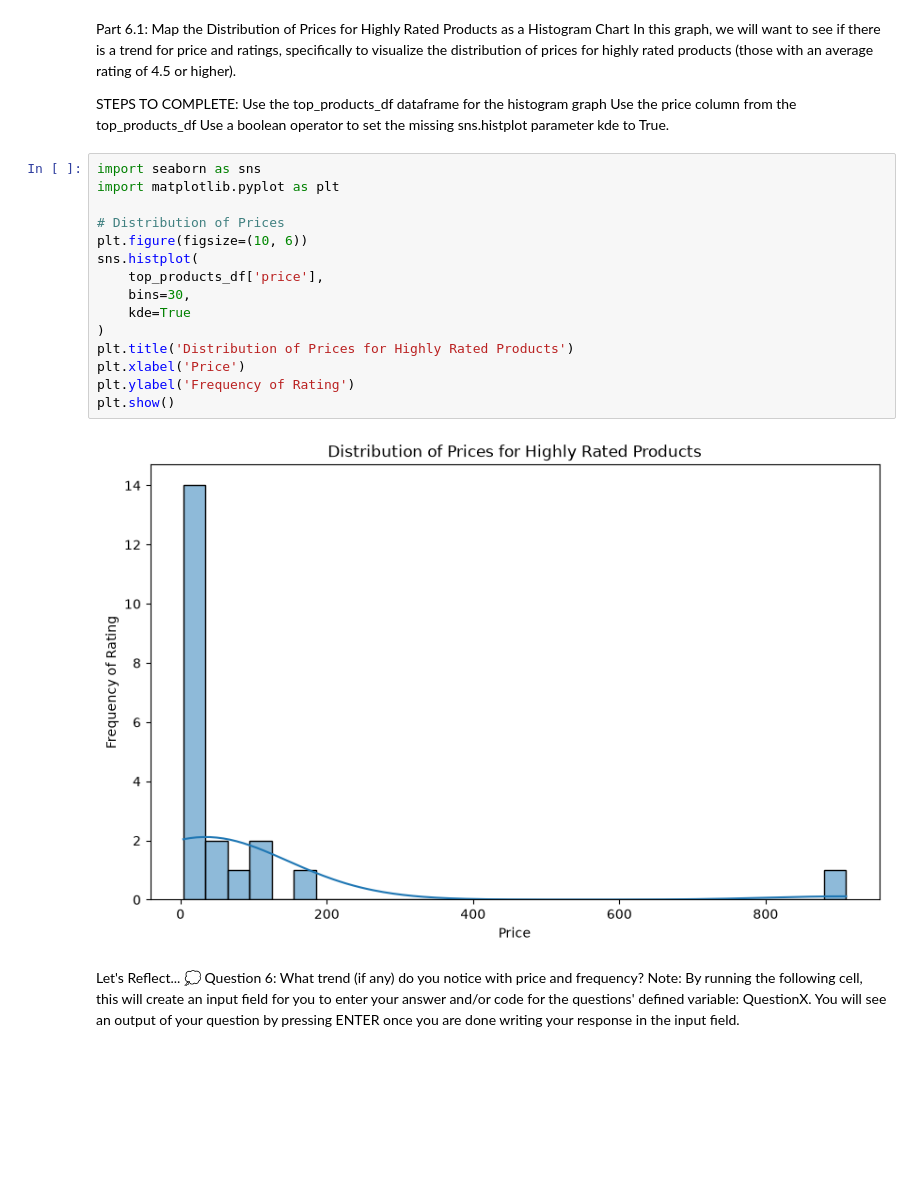
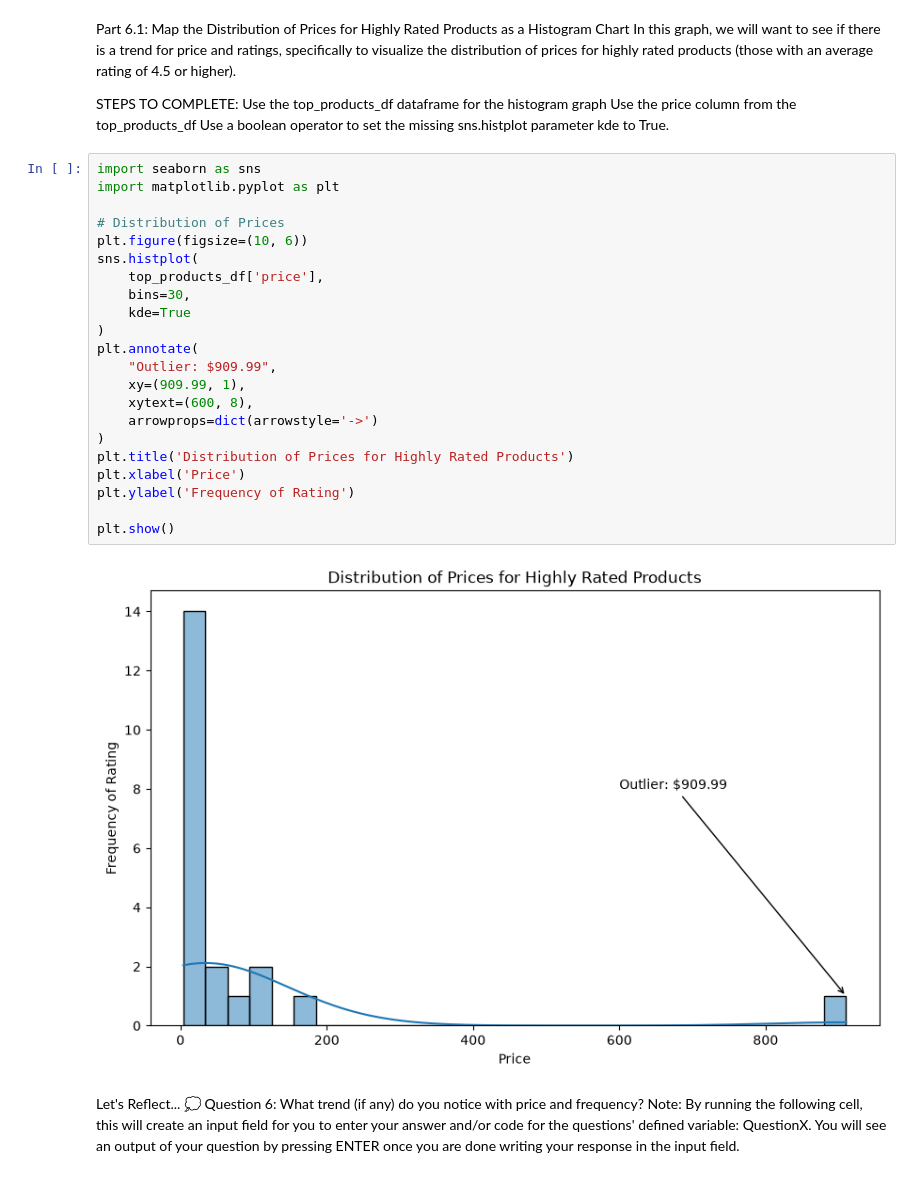
Before and after one commit to jjacque1/Python-generator-based-line-reader, a Jupyter notebook: amazon_reviews_analysis.ipynb, the cells around one changed output. Saved outputs shown, nothing was run; the diff lists cells and outputs as text; blank space fills up the shorter version.

```diff
--- a/amazon_reviews_analysis.ipynb
+++ b/amazon_reviews_analysis.ipynb
@@ -721,20 +720,27 @@ STEPS TO COMPLETE:
 # %%
 import seaborn as sns
 import matplotlib.pyplot as plt
 
 # Distribution of Prices
 plt.figure(figsize=(10, 6))
 sns.histplot(
     top_products_df['price'],
     bins=30,
     kde=True
 )
+plt.annotate(
+    "Outlier: $909.99",
+    xy=(909.99, 1),
+    xytext=(600, 8),
+    arrowprops=dict(arrowstyle='->')
+)
 plt.title('Distribution of Prices for Highly Rated Products')
 plt.xlabel('Price')
 plt.ylabel('Frequency of Rating')
+
 plt.show()
 # %% [output]
-[figure, old version]
+[figure, new version]
 # %% [markdown]
 Let's Reflect...
 💭 Question 6: What trend (if any) do you notice with price and frequency?
```
Also changed, not shown: parts of 7 cells of this notebook.
